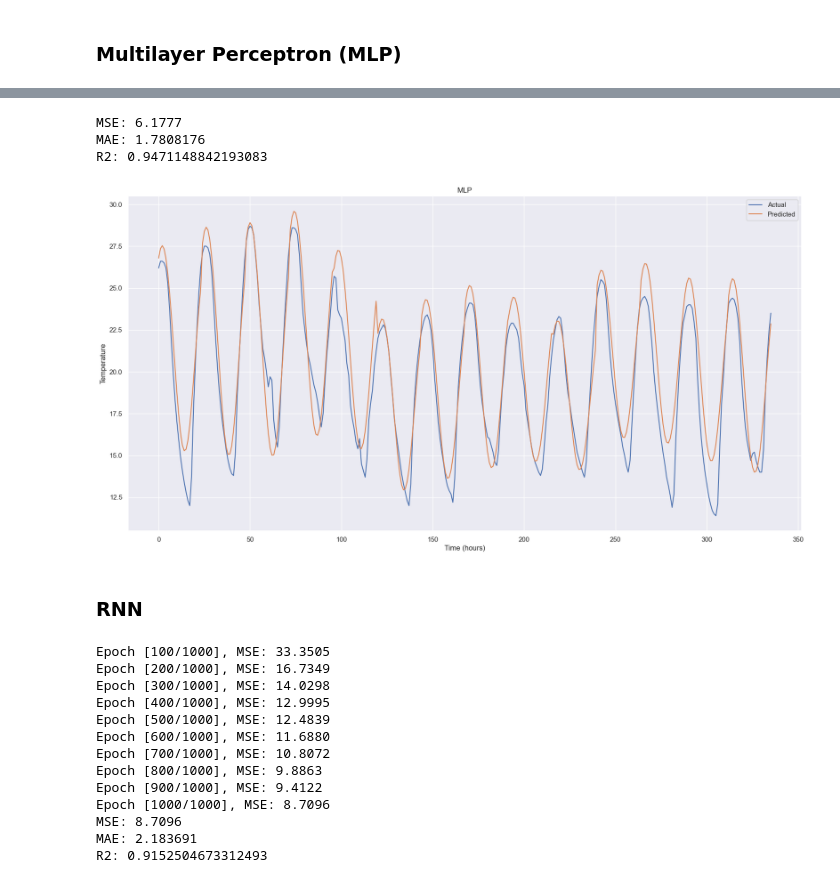
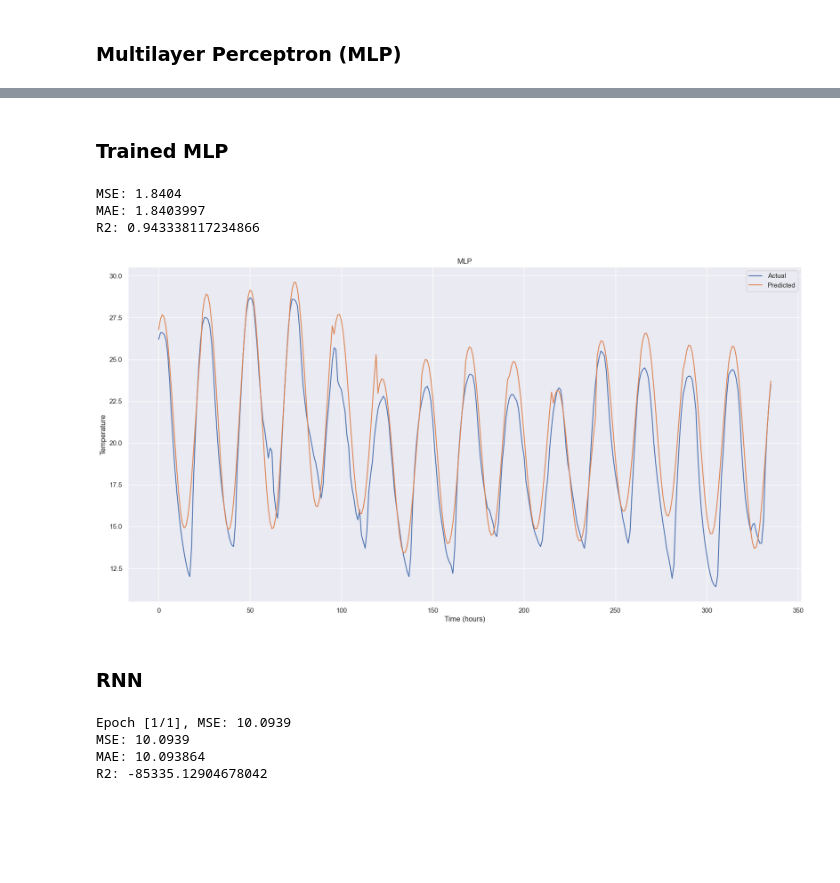
Before and after one commit to fidesy/weathercast, a Jupyter notebook: main.ipynb, the cells around one changed output, grey strips where cells are left out. Drawn from its saved outputs; the diff is of its cells as text; code cells hidden in the pictures; blank space fills up the shorter version.

```diff
--- a/main.ipynb
+++ b/main.ipynb
@@ -272,8 +272,8 @@ output_dim = y_train.shape[1]
 
 mlp_model = MLP(input_dim, hidden_dim, output_dim)
 
-criterion = nn.MSELoss()
-optimizer = optim.Adam(mlp_model.parameters(), lr=0.01)
+criterion = nn.L1Loss()
+optimizer = optim.Adagrad(mlp_model.parameters(), lr=0.01)
 
 num_epochs = 5000
 for epoch in range(num_epochs):
@@ -322,26 +308,28 @@ draw_nn(mlp_model, 'MLP', test_amount=14, window_size=144, columns=weather.colum
 # %%
 torch.save(mlp_model.state_dict(), './models/mlp_h12_5k.json')
+# %% [markdown]
+### Trained MLP
 # %%
-mlp2 = MLP(144, 24, 24)
+mlp2 = MLP(144, 12, 24)
 mlp2.load_state_dict(torch.load('./models/mlp_h12_5k.json'))
 with torch.no_grad():
     y_pred = mlp2(X_test_tensor)
     mse = criterion(y_pred, y_test_tensor)
     print(f'MSE: {mse:.4f}')
     print('MAE:', mean_absolute_error(y_pred, y_test_tensor))
     print('R2:', r2_score(y_pred, y_test_tensor))
 
 
 draw_nn(mlp2, 'MLP', test_amount=14, columns=weather.columns)
 # %% [output]
-MSE: 6.1777
-MAE: 1.7808176
-R2: 0.9471148842193083
+MSE: 1.8404
+MAE: 1.8403997
+R2: 0.943338117234866
-[figure, old version]
+[figure, new version]
 # %% [markdown]
 ### RNN
 # %%
-weather = load_dataset(limit=20000, columns=['temperature'])
+weather = load_dataset(limit=50000, columns=['temperature'])
 
 X_train, X_test, y_train, y_test = get_train_test(weather, 144, 24)
 
@@ -374,7 +362,7 @@ output_dim = y_train.shape[1]
 
 rnn = RNN(input_dim, hidden_dim, output_dim)
 
-criterion = nn.MSELoss()
+criterion = nn.L1Loss()
 optimizer = optim.Adam(rnn.parameters(), lr=0.01)
 
 num_epochs = 1000
@@ -389,7 +377,7 @@ for epoch in range(num_epochs):
     loss.backward()
     optimizer.step()
 
-    if (epoch+1) % 100 == 0:
+    if (epoch+1) % 1 == 0:
         y_pred, _ = rnn(X_test_tensor, hidden)  # use the same hidden state for prediction
         mse = criterion(y_pred, y_test_tensor)
         print(f'Epoch [{epoch+1}/{num_epochs}], MSE: {mse:.4f}')
@@ -405,19 +393,10 @@ with torch.no_grad():
     print('MAE:', mean_absolute_error(y_pred, y_test_tensor))
     print('R2:', r2_score(y_pred, y_test_tensor))
 # %% [output]
-Epoch [100/1000], MSE: 33.3505
-Epoch [200/1000], MSE: 16.7349
-Epoch [300/1000], MSE: 14.0298
-Epoch [400/1000], MSE: 12.9995
-Epoch [500/1000], MSE: 12.4839
-Epoch [600/1000], MSE: 11.6880
-Epoch [700/1000], MSE: 10.8072
-Epoch [800/1000], MSE: 9.8863
-Epoch [900/1000], MSE: 9.4122
-Epoch [1000/1000], MSE: 8.7096
-MSE: 8.7096
-MAE: 2.183691
-R2: 0.9152504673312493
+Epoch [1/1], MSE: 10.0939
+MSE: 10.0939
+MAE: 10.093864
+R2: -85335.12904678042
 # %%
 weather = load_dataset(columns=['temperature'])
 
```
Also changed, not shown: parts of 11 cells of this notebook, 2 other files.
